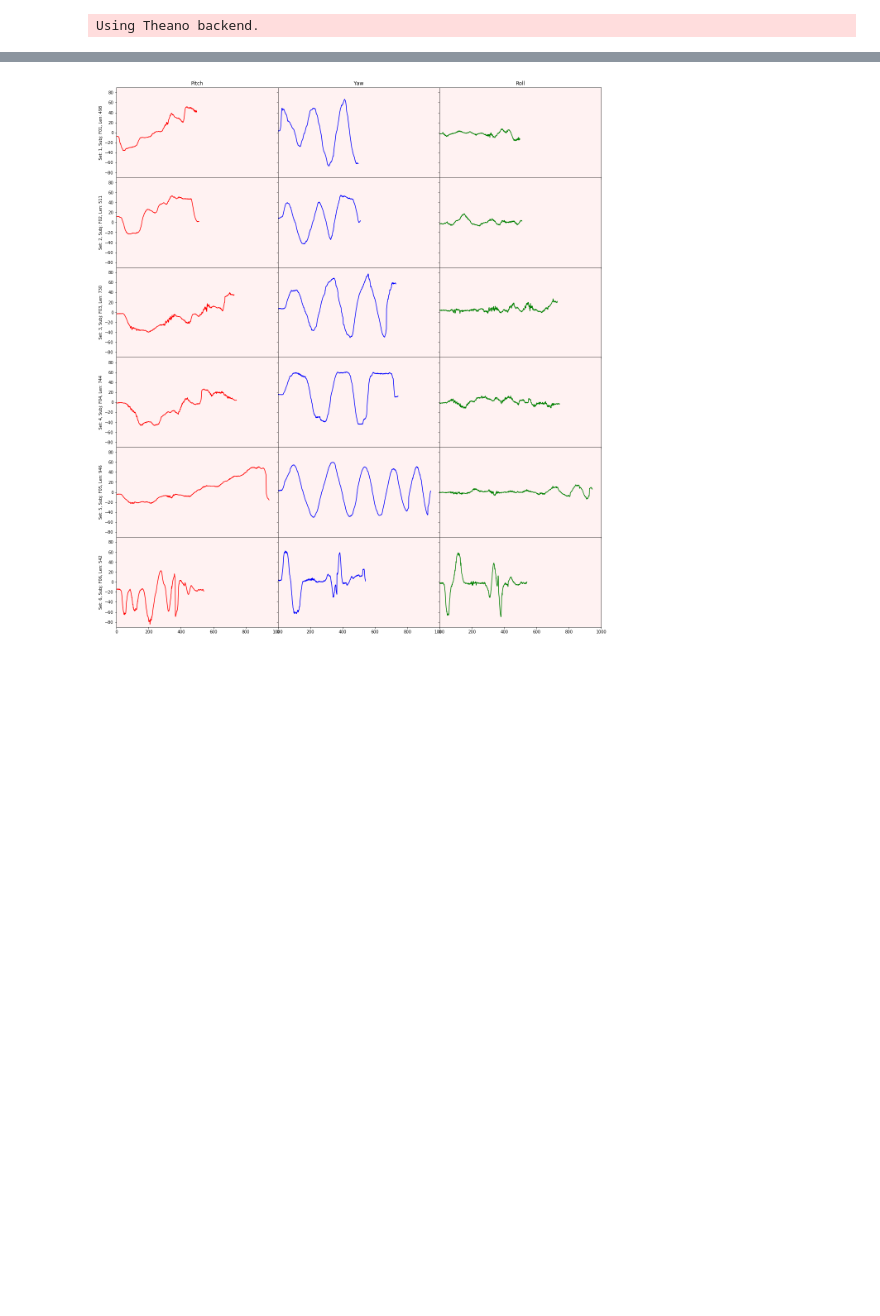
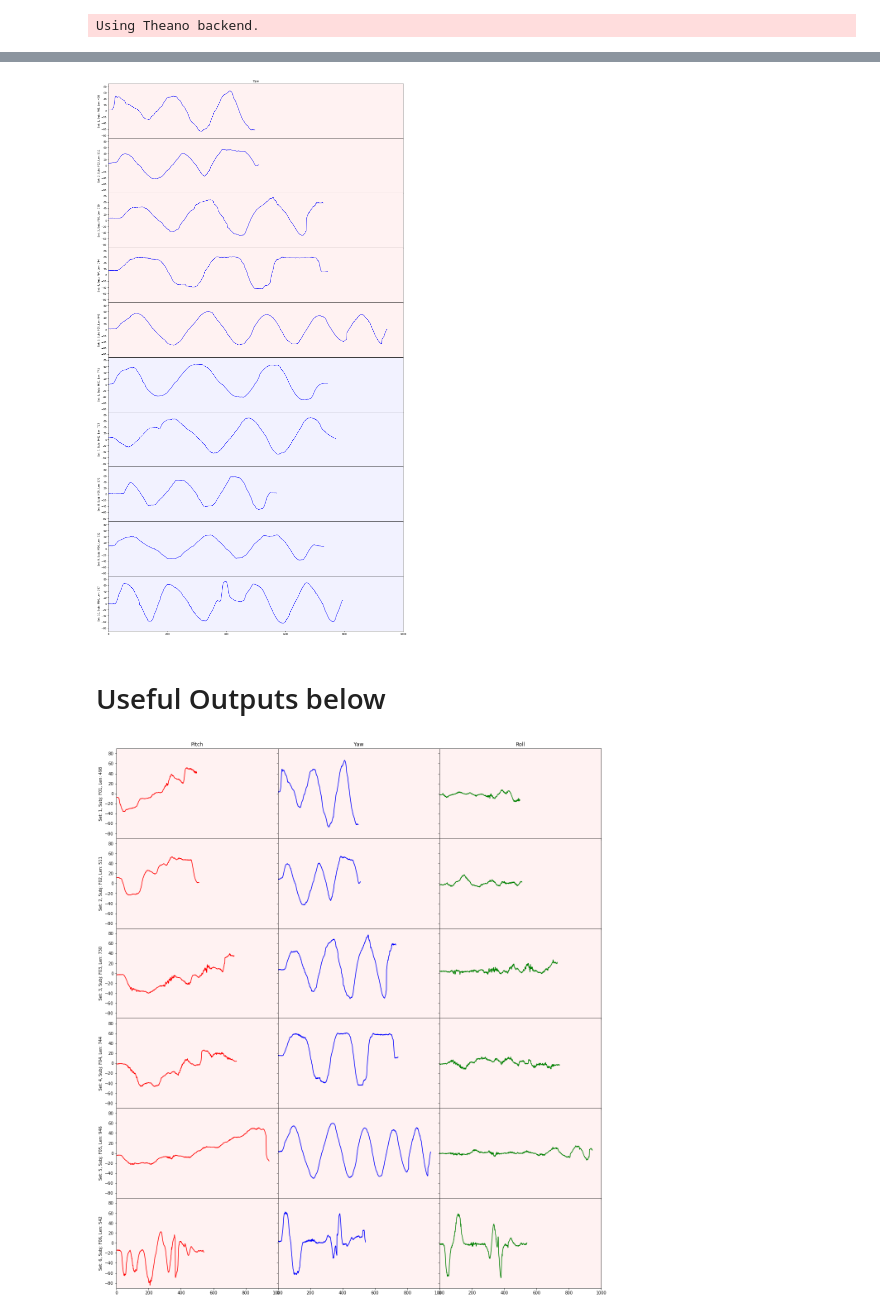
Before and after one commit to muratcancicek/Deep_RL_For_Head_Pose_Est, a Jupyter notebook: DeepRL_For_HPE/DatasetVisualizer.ipynb, the cells around one changed output, grey strips where cells are left out. Drawn from its saved outputs; the diff is of its cells as text; code cells hidden in the pictures; blank space fills up the shorter version.

```diff
--- a/DeepRL_For_HPE/DatasetVisualizer.ipynb
+++ b/DeepRL_For_HPE/DatasetVisualizer.ipynb
@@ -44,5 +58,11 @@ def drawPlots(labelSets, subjectIDs, sets = None):
+# %%
+drawPlots(trainingAnnos, trainingIDs, num_cols = 1, cs = 1)
+# %% [output]
+[figure, added]
 # %%
 #drawPlots(biwiAnnos[:6], subjectIDs[:6])
+# %% [markdown]
+# Useful Outputs below
 # %%
 subLen = 6
 for i in range(0, 24, subLen):
```
Also changed, not shown: parts of 4 cells of this notebook, 1 other file.
